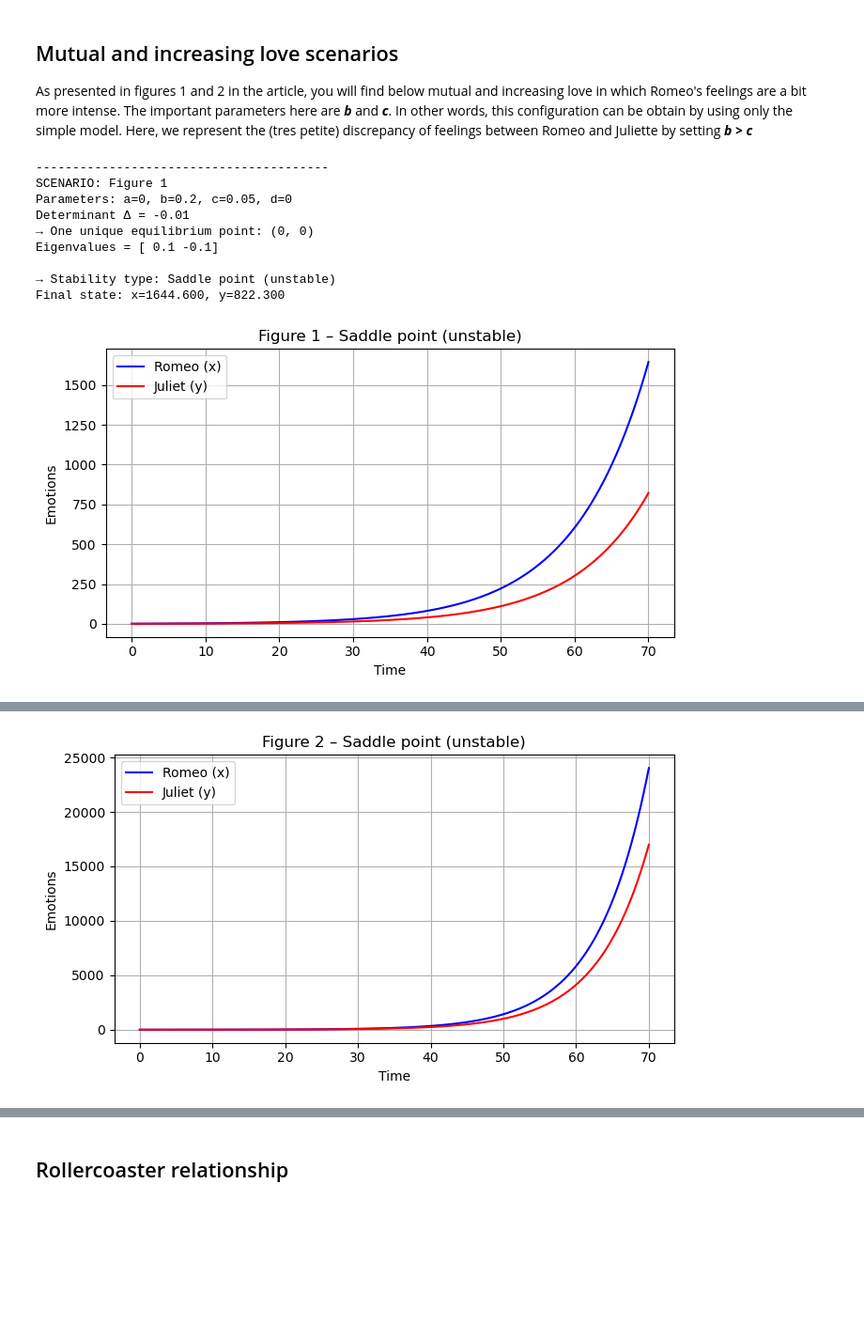
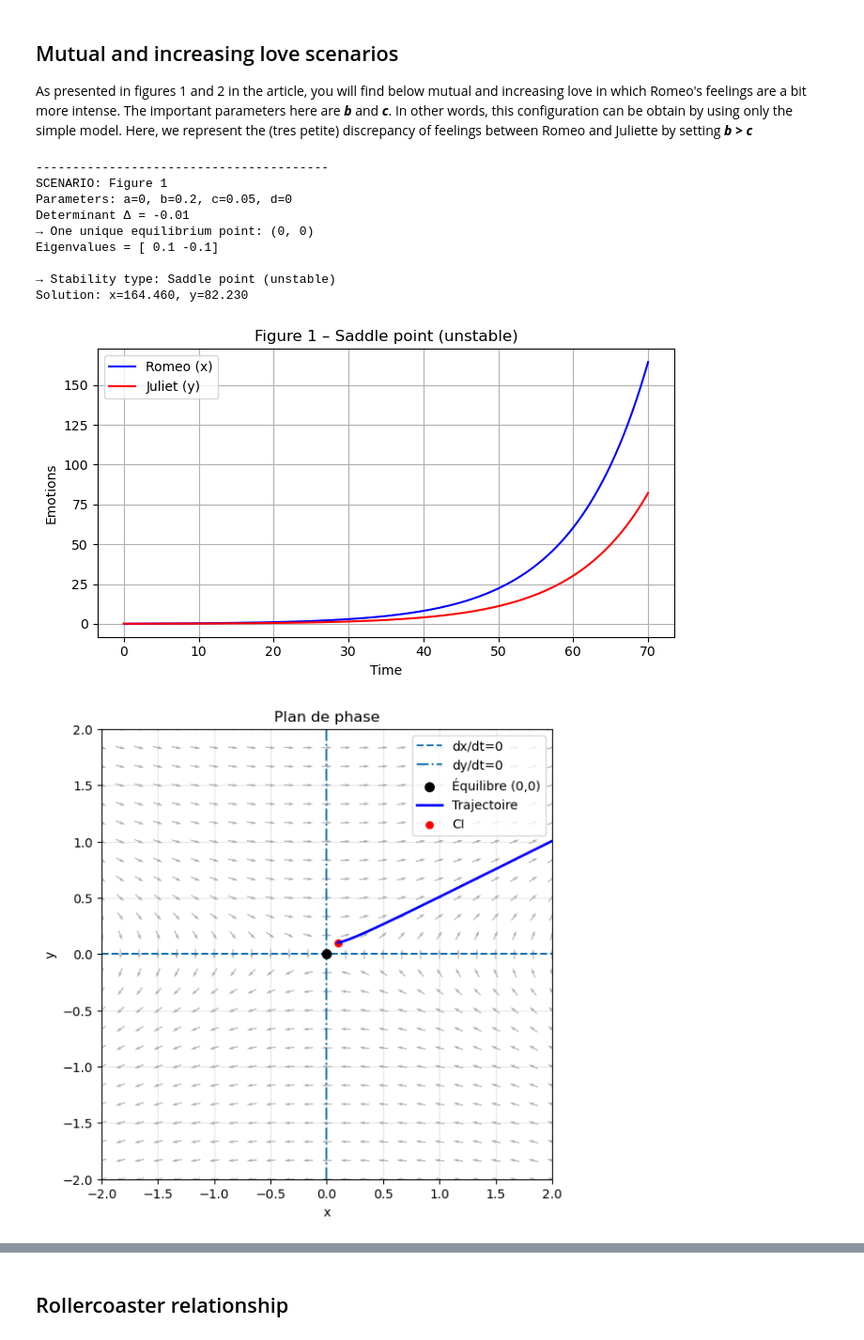
Before and after one commit to leaponsi/Psycho-Affective_Stability, a Jupyter notebook: mathmodelingproject.ipynb, the cells around one changed output, grey strips where cells are left out. Shown at 94% size. Drawn from its saved outputs; the diff is of its cells as text; code cells hidden in the pictures; blank space fills up the shorter version.

```diff
--- a/mathmodelingproject.ipynb
+++ b/mathmodelingproject.ipynb
@@ -98,9 +156,10 @@ def run_scenario(name, a, b, c, d, x0, y0):
     print(f"→ Stability type: {stability}")
 
     sol = simulate_system(a, b, c, d, x0, y0)
-    print(f"Final state: x={sol.y[0, -1]:.3f}, y={sol.y[1, -1]:.3f}")
+    print(f"Solution: x={sol.y[0, -1]:.3f}, y={sol.y[1, -1]:.3f}")
 
     plot_evolution(sol, f"{name} – {stability}")
+    plot_phase_plane(a, b, c, d, sol=sol, xlim=(-2,2), ylim=(-2,2))
 # %% [markdown]
 How to use it : copy and paste the following code :
 # %%
@@ -129,23 +188,26 @@ As presented in figures 1 and 2 in the article, you will find below mutual and i
 # %%
 scenarios = {
     "Figure 1": (0, 0.2, 0.05, 0),
     "Figure 2": (0, 0.2, 0.1, 0),
+    "Mutual and increasing love": (0, 0.2, 0.18, 0),
+    "case two": (1, 1, 1, 1)
     }
 
 # Run them all
 for name, params in scenarios.items():
-    run_scenario(name, *params, x0=1, y0=1)
+    run_scenario(name, *params, x0=0.1, y0=0.1)
 # %% [output]
 ----------------------------------------
 SCENARIO: Figure 1
 Parameters: a=0, b=0.2, c=0.05, d=0
 Determinant Δ = -0.01
 → One unique equilibrium point: (0, 0)
 Eigenvalues = [ 0.1 -0.1]
 
 → Stability type: Saddle point (unstable)
-Final state: x=1644.600, y=822.300
+Solution: x=164.460, y=82.230
-[figure, old version]
+[figure, new version]
+[figure, new version]
 ----------------------------------------
 SCENARIO: Figure 2
 Parameters: a=0, b=0.2, c=0.1, d=0
@@ -158 +219,0 @@ Final state: x=24034.545, y=16994.990
-[figure, old version]
```
Also changed, not shown: parts of 7 cells of this notebook.
